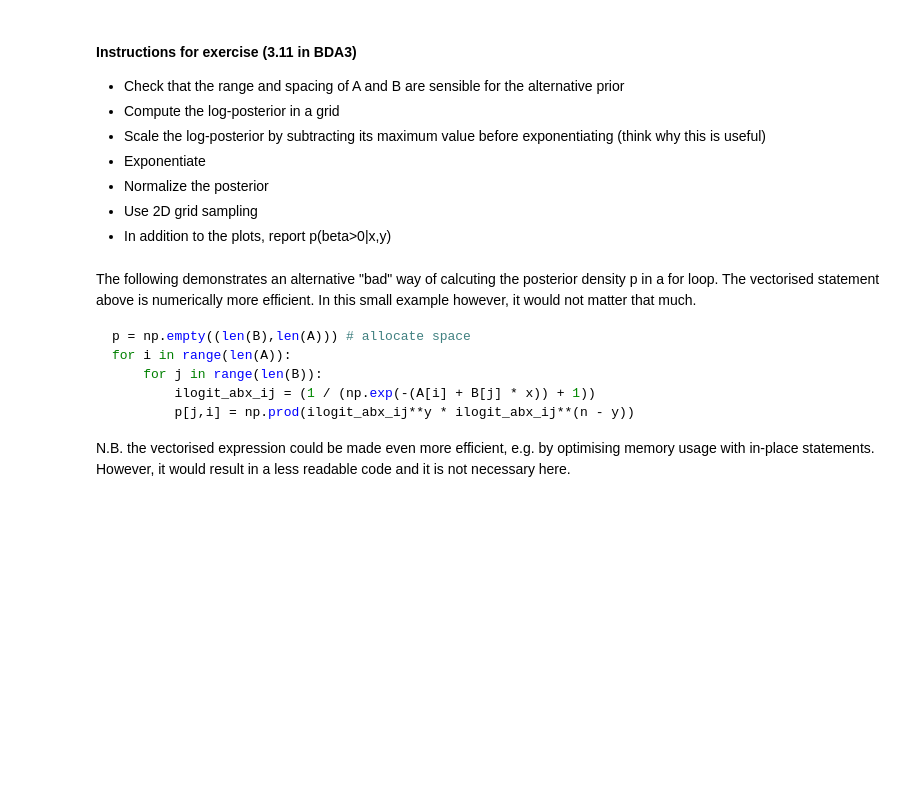
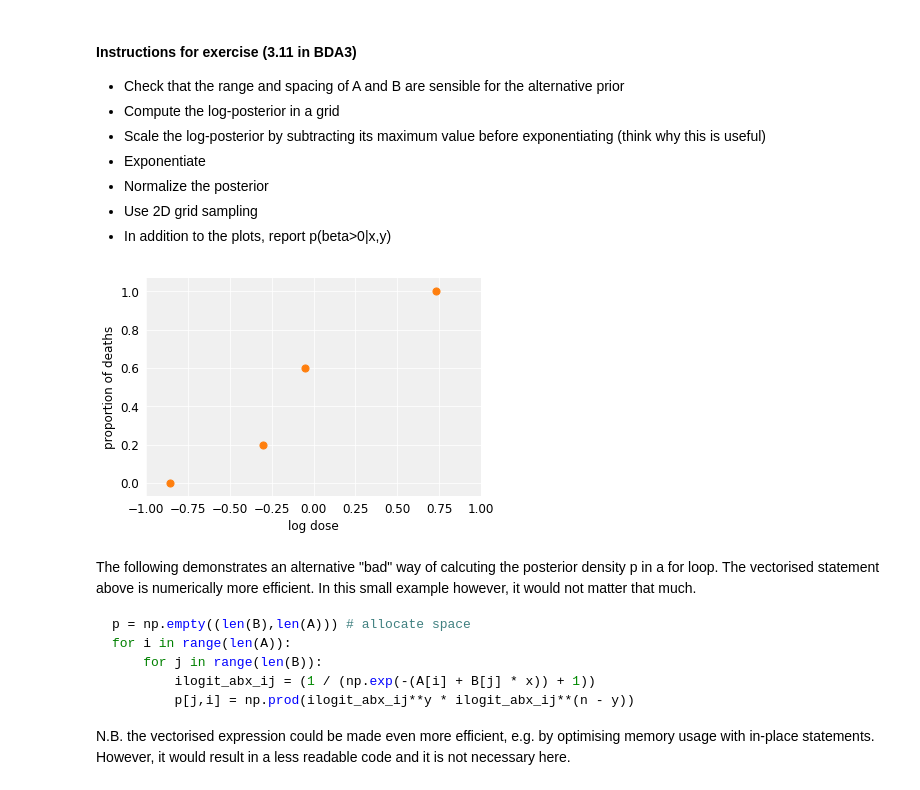
Before and after one commit to avehtari/BDA_py_demos, a Jupyter notebook: demos_ch3/demo3_6.ipynb, the cells around one changed output. Drawn from its saved outputs; the diff is of its cells as text; code cells hidden in the pictures; blank space fills up the shorter version.

```diff
--- a/demos_ch3/demo3_6.ipynb
+++ b/demos_ch3/demo3_6.ipynb
@@ -38,6 +42,14 @@ plt.style.use(plot_tools.custom_styles['gray_background'])
 x = np.array([-0.86, -0.30, -0.05, 0.73])
 n = np.array([5, 5, 5, 5])
 y = np.array([0, 1, 3, 5])
+# %%
+# plot the data
+plt.scatter(x, y/n, 50, color='C1')
+plt.xlim((-1, 1))
+plt.xlabel('log dose')
+plt.ylabel('proportion of deaths');
+# %% [output]
+[figure, added]
 # %%
 # compute the posterior density in grid
 #  - usually should be computed in logarithms!
```
Also changed, not shown: parts of 7 cells of this notebook.
